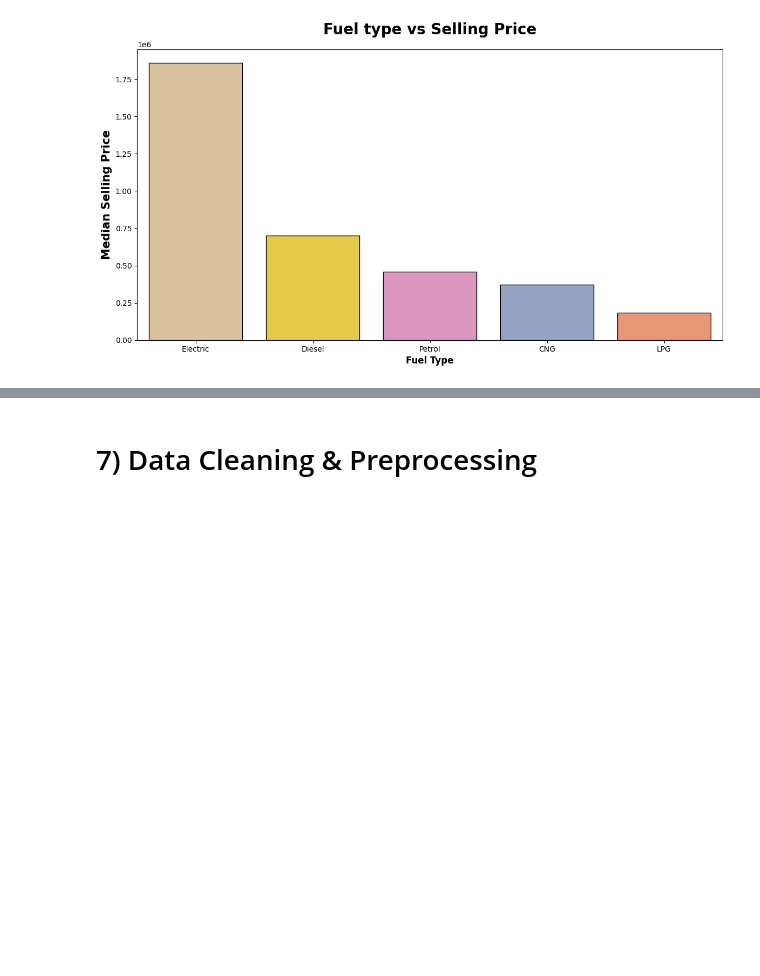
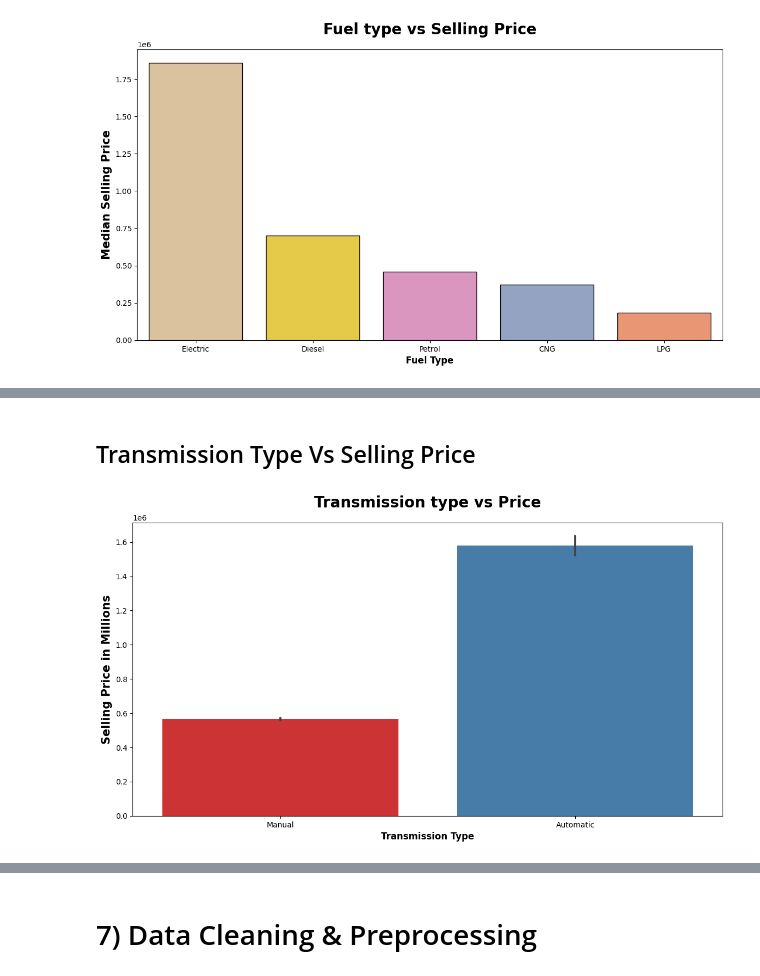
Before and after one commit to manishkr1754/CarDekho_Used_Car_Price_Prediction, a Jupyter notebook: notebooks/CarDekho Used Car Price Prediction.ipynb, the cells around one changed output, grey strips where cells are left out. Cells and saved outputs as stored; diff of their text form; code cells hidden in the pictures; blank space fills up the shorter version.

```diff
--- a/notebooks/CarDekho Used Car Price Prediction.ipynb
+++ b/notebooks/CarDekho Used Car Price Prediction.ipynb
@@ -831,0 +888,11 @@ plt.show()
+# %% [markdown]
+## Transmission Type Vs Selling Price
+# %%
+plt.subplots(figsize=(14,7))
+sns.barplot(x='transmission_type', y='selling_price', data=df,palette="Set1")
+plt.title("Transmission type vs Price", weight="bold",fontsize=20, pad=20)
+plt.ylabel("Selling Price in Millions", weight="bold", fontsize=15)
+plt.xlabel("Transmission Type", weight="bold", fontsize=12)
+plt.show()
+# %% [output]
+[figure, added]
```
Also changed, not shown: parts of 57 cells of this notebook.
